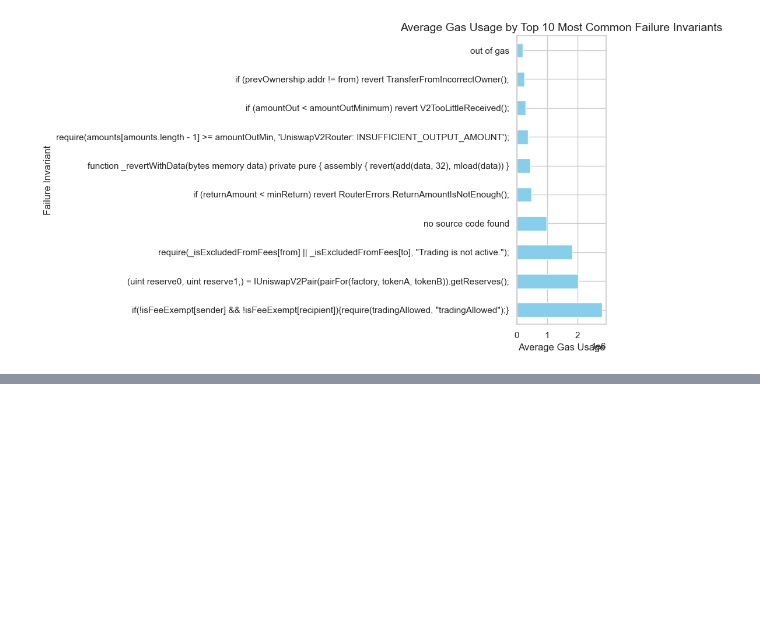
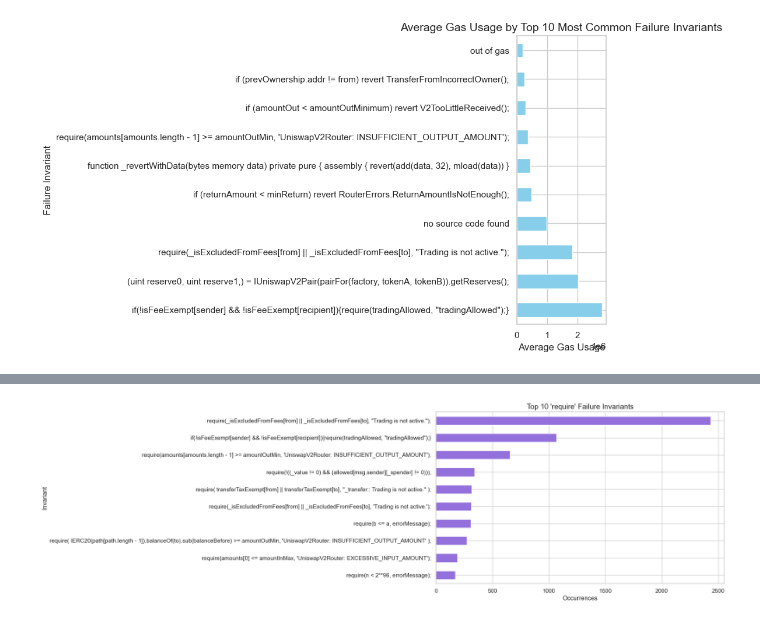
Before and after one commit to mojtaba-eshghie/Raven, a Jupyter notebook: analysis/plotting.ipynb, the cells around one changed output, grey strips where cells are left out. Drawn from its saved outputs; the diff is of its cells as text; code cells hidden in the pictures; blank space fills up the shorter version.

```diff
--- a/analysis/plotting.ipynb
+++ b/analysis/plotting.ipynb
@@ -412,0 +483,22 @@ plot_avg_gas_by_failure_invariant(df)
+# %%
+def plot_top_require_invariants(df, top_n=10):
+    """
+    Plots a bar chart of the top N most common 'require' invariants.
+
+    Parameters:
+    df_require (pandas.DataFrame): Filtered to only 'require' failures.
+    top_n (int): Number of top require patterns to show.
+    """
+    df_require = df[df['failure_invariant'].str.contains('require', case=False, na=False)].copy()
+    top = df_require['failure_invariant'].value_counts().head(top_n)
+
+    plt.figure(figsize=(10, 6))
+    top.sort_values().plot(kind='barh', color='mediumpurple')
+    plt.title(f"Top {top_n} 'require' Failure Invariants", fontsize=14)
+    plt.xlabel("Occurrences")
+    plt.ylabel("Invariant")
+    plt.tight_layout()
+    plt.show()
+plot_top_require_invariants(df)
+# %% [output]
+[figure, added]
```
Also changed, not shown: parts of 8 cells of this notebook.
